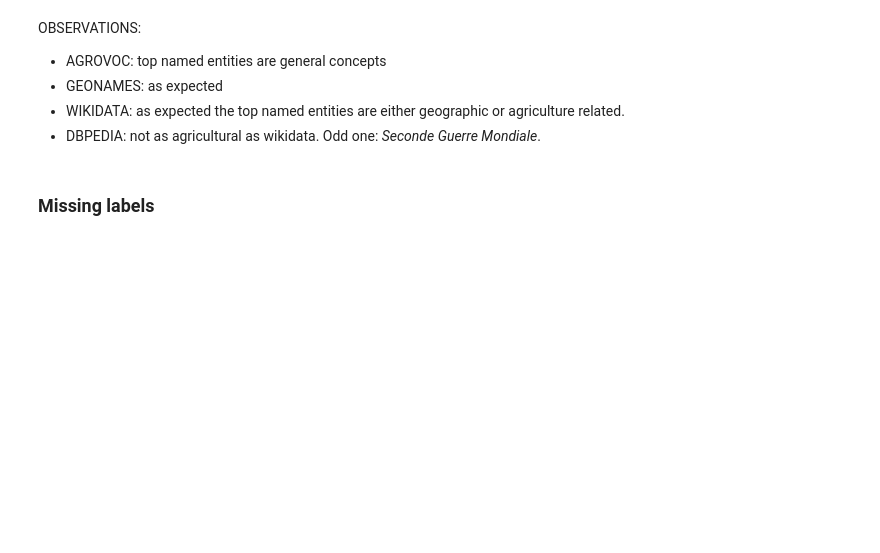
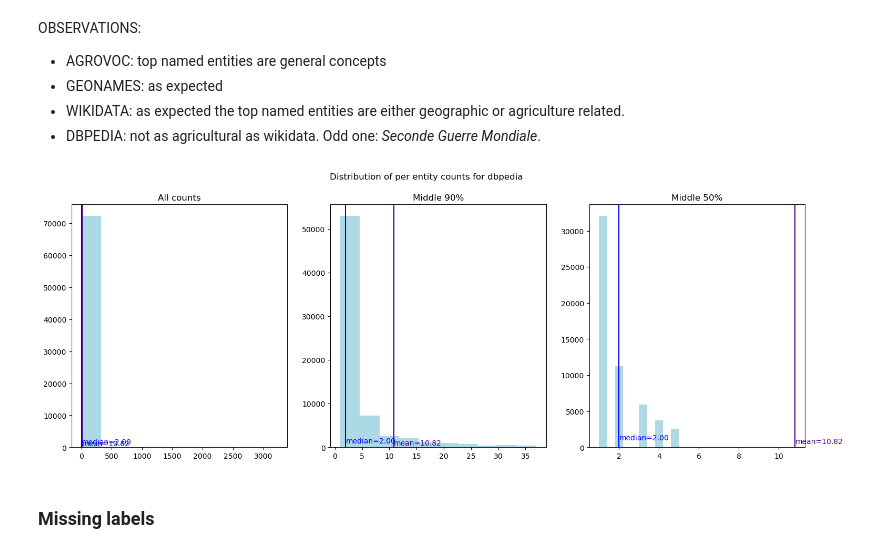
Before and after one commit to issa-project/issa-pipeline, a Jupyter notebook: notebooks/issa-entity-analysis.ipynb, the cells around one changed output. Drawn from its saved outputs; the diff is of its cells as text; code cells hidden in the pictures; blank space fills up the shorter version.

```diff
--- a/notebooks/issa-entity-analysis.ipynb
+++ b/notebooks/issa-entity-analysis.ipynb
@@ -51,17 +53,21 @@ def sparql_service_to_dataframe_with_scrollable_cursor(service, query_templ, par
     df_res_list = []
 
     print('fetching... ', end='')
-    while True:
-        query = query_templ % (params + (offset, page_size) )
-        df_res = sparql_service_to_dataframe(service, query )
-        if df_res.shape[0] > 0 :
-           print(df_res.shape[0], end=', ')
-           df_res_list.append(df_res)
-           offset = offset + page_size
-        else:
-            print(df_res.shape[0])
-            break
-    return pd.concat(df_res_list)
+    try:
+        while True:
+            query = query_templ % (params + (offset, page_size) )
+            df_res = sparql_service_to_dataframe(service, query )
+            if df_res.shape[0] > 0 :
+                print(df_res.shape[0], end=', ')
+                df_res_list.append(df_res)
+                offset = offset + page_size
+            else:
+                print(df_res.shape[0])
+                break
+    except Exception as ex:
+        print(ex)
+    finally:
+        return pd.concat(df_res_list)
 
 def hyperlink(val):
     return '<a href="{}">{}</a>'.format(val,val)
@@ -231,7 +237,7 @@ label_path = {'wikidata': 'rdfs:label|skos:prefLabel|dct:title|schema:name',
 ## Annotation quality assesment per vocabulary
 Select one of the vocabularis and run the cells below
 # %%
-vocab = 'agrovoc'
+vocab = 'dbpedia'
 # %%
 df_ne_count = {}
 #for key, value in annotators.items():
@@ -281,30 +304,32 @@ OBSERVATIONS:
 # %%
 fig = plt.figure(figsize=(18, 6))
 fig.suptitle(f'Distribution of per entity counts for {vocab}')
 
 def show_hist(i, df_f1, range=None, title=None):
     mean_cnt = df_f1.cnt.mean()
     median_cnt = df_f1.cnt.median()
 
     plt.subplot(1 , 3, i+1)
 
-    plt.hist(df_f1.cnt, 10, color='lightblue', range=range)
+    plt.hist(df_f1.cnt, 10, color='lightblue', range=range )
     plt.axvline(mean_cnt, color='indigo')
     plt.text(mean_cnt + 0.01, 500, 'mean=%.2f' % mean_cnt , color="indigo")
 
     plt.axvline(median_cnt, color="blue")
     plt.text(median_cnt + 0.01, 1000, 'median=%.2f' % median_cnt , color="blue")
 
     plt.title(title)
 
 
 show_hist(0, df_ne_count[vocab], title='All counts')
 show_hist(1, df_ne_count[vocab], range=(df_ne_count[vocab].cnt.quantile(0.05) ,
                                         df_ne_count[vocab].cnt.quantile(0.95)),
-          title='middle 90%' )
+          title='Middle 90%' )
 show_hist(2, df_ne_count[vocab], range=(df_ne_count[vocab].cnt.quantile(0.25) ,
                                         df_ne_count[vocab].cnt.quantile(0.75)),
-         title='Moddle 50%')
+         title='Middle 50%')
+# %% [output]
+[figure, added]
 # %% [markdown]
 ### Missing labels
 # %%
```
Also changed, not shown: parts of 69 cells of this notebook, 1 other file.
